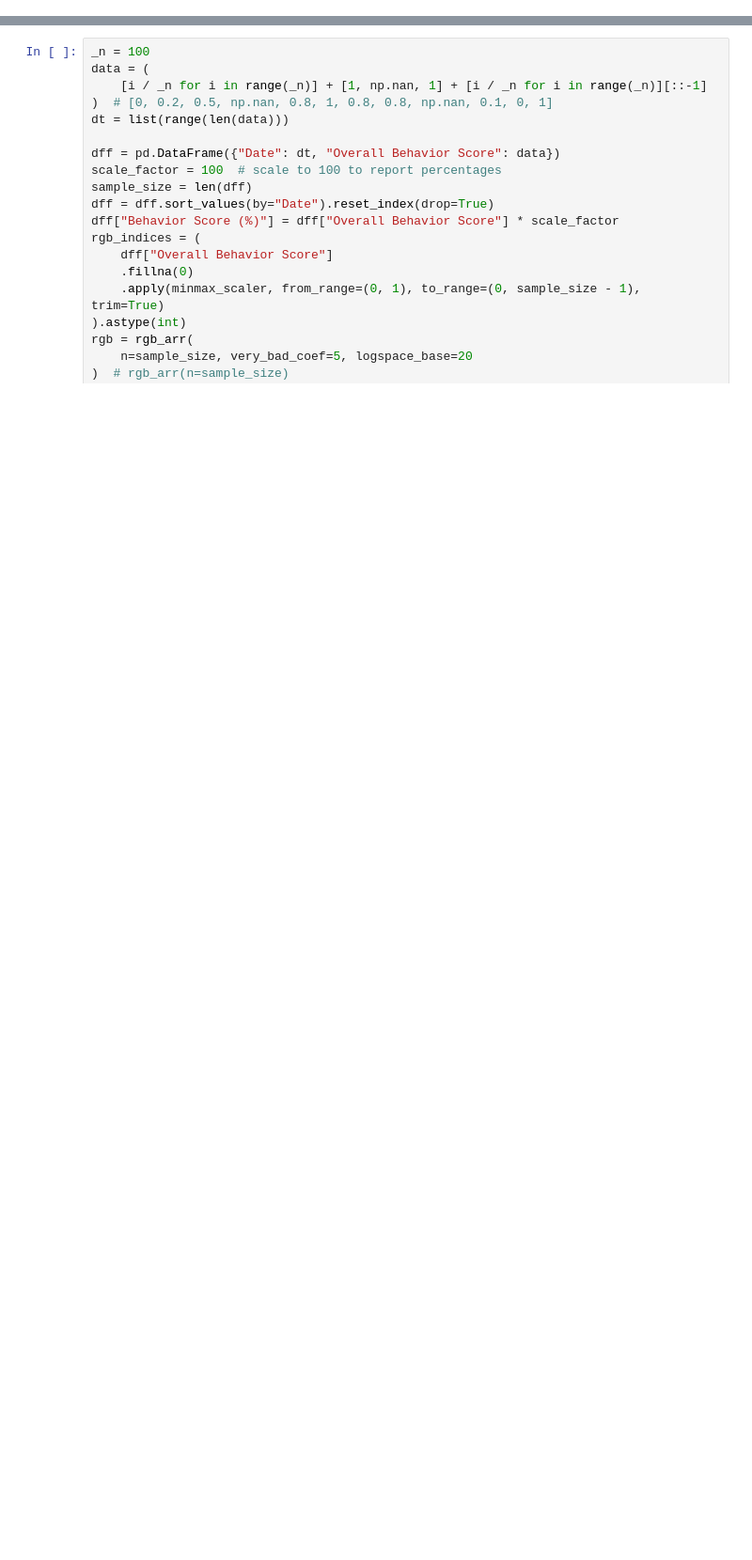
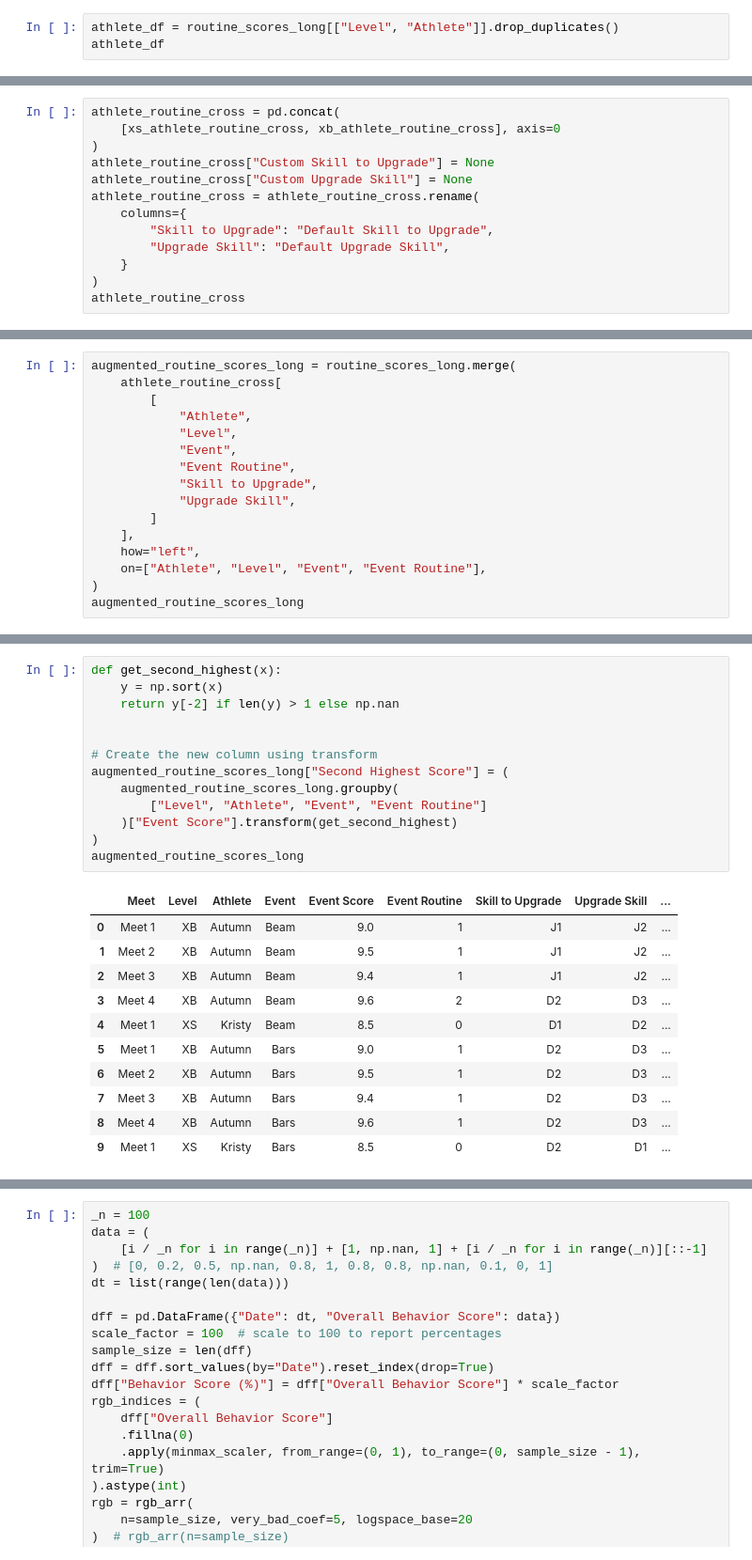
Before and after one commit to evelynstamey/ginnastix, a Jupyter notebook: src/ginnastix_class/notebook.ipynb, the cells around one changed output, grey strips where cells are left out. Shown at 94% size. Drawn from its saved outputs; the diff is of its cells as text; blank space fills up the shorter version.

```diff
--- a/src/ginnastix_class/notebook.ipynb
+++ b/src/ginnastix_class/notebook.ipynb
@@ -0,0 +428,3 @@
+# %%
+athlete_df = routine_scores_long[["Level", "Athlete"]].drop_duplicates()
+athlete_df
@@ -0,0 +464,13 @@
+# %%
+athlete_routine_cross = pd.concat(
+    [xs_athlete_routine_cross, xb_athlete_routine_cross], axis=0
+)
+athlete_routine_cross["Custom Skill to Upgrade"] = None
+athlete_routine_cross["Custom Upgrade Skill"] = None
+athlete_routine_cross = athlete_routine_cross.rename(
+    columns={
+        "Skill to Upgrade": "Default Skill to Upgrade",
+        "Upgrade Skill": "Default Upgrade Skill",
+    }
+)
+athlete_routine_cross
@@ -0,0 +553,16 @@
+# %%
+augmented_routine_scores_long = routine_scores_long.merge(
+    athlete_routine_cross[
+        [
+            "Athlete",
+            "Level",
+            "Event",
+            "Event Routine",
+            "Skill to Upgrade",
+            "Upgrade Skill",
+        ]
+    ],
+    how="left",
+    on=["Athlete", "Level", "Event", "Event Routine"],
+)
+augmented_routine_scores_long
@@ -0,0 +581,25 @@
+# %%
+def get_second_highest(x):
+    y = np.sort(x)
+    return y[-2] if len(y) > 1 else np.nan
+
+
+# Create the new column using transform
+augmented_routine_scores_long["Second Highest Score"] = (
+    augmented_routine_scores_long.groupby(
+        ["Level", "Athlete", "Event", "Event Routine"]
+    )["Event Score"].transform(get_second_highest)
+)
+augmented_routine_scores_long
+# %% [output]
+|  | Meet | Level | Athlete | Event | Event Score | Event Routine | Skill to Upgrade | Upgrade Skill | ... |
+| 0 | Meet 1 | XB | Autumn | Beam | 9.0 | 1 | J1 | J2 | ... |
+| 1 | Meet 2 | XB | Autumn | Beam | 9.5 | 1 | J1 | J2 | ... |
+| 2 | Meet 3 | XB | Autumn | Beam | 9.4 | 1 | J1 | J2 | ... |
+| 3 | Meet 4 | XB | Autumn | Beam | 9.6 | 2 | D2 | D3 | ... |
+| 4 | Meet 1 | XS | Kristy | Beam | 8.5 | 0 | D1 | D2 | ... |
+| 5 | Meet 1 | XB | Autumn | Bars | 9.0 | 1 | D2 | D3 | ... |
+| 6 | Meet 2 | XB | Autumn | Bars | 9.5 | 1 | D2 | D3 | ... |
+| 7 | Meet 3 | XB | Autumn | Bars | 9.4 | 1 | D2 | D3 | ... |
+| 8 | Meet 4 | XB | Autumn | Bars | 9.6 | 1 | D2 | D3 | ... |
+| 9 | Meet 1 | XS | Kristy | Bars | 8.5 | 0 | D2 | D1 | ... |
```
Also changed, not shown: parts of 29 cells of this notebook, 1 other file.
